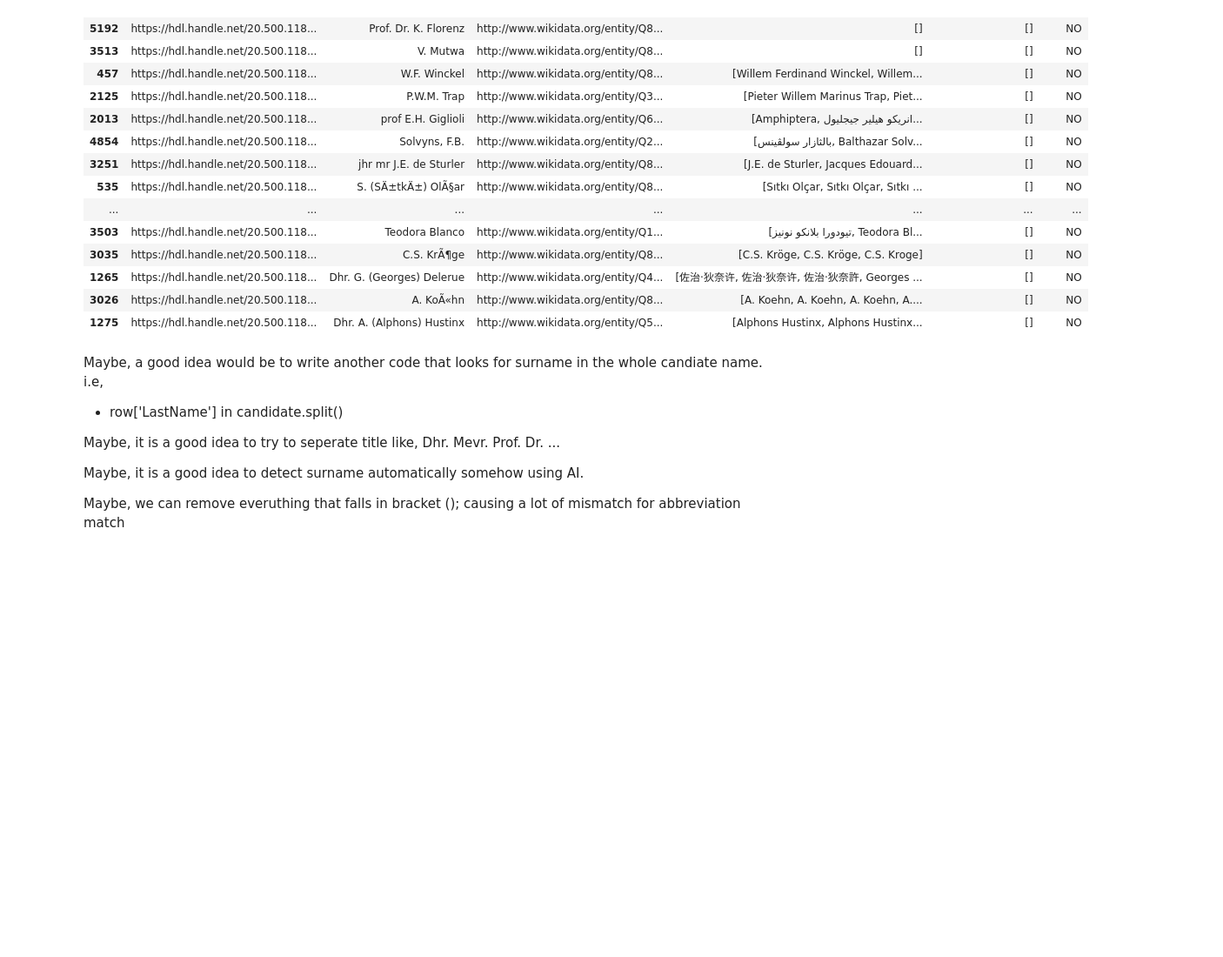
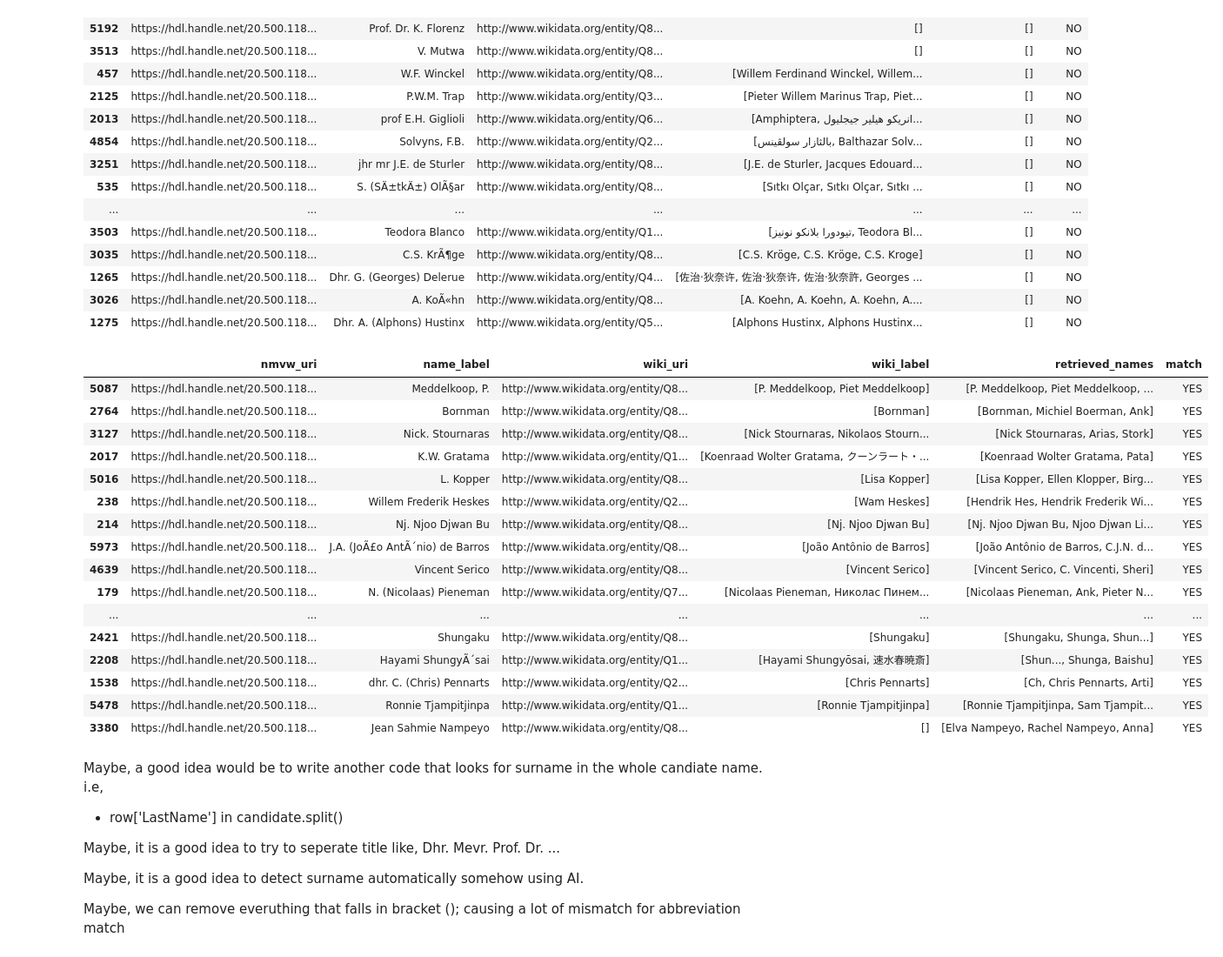
Before and after one commit to Shoilee/dh_entity_linking_v2, a Jupyter notebook: entity_alignment/ground_truth/discussion.ipynb, the cells around one changed output. Shown: that part at 87% size. Drawn from its saved outputs; the diff is of its cells as text; code cells hidden in the pictures; blank space fills up the shorter version.

```diff
--- a/entity_alignment/ground_truth/discussion.ipynb
+++ b/entity_alignment/ground_truth/discussion.ipynb
@@ -141,6 +181,26 @@ df.loc[df["match"] == "NO"].sample(20)
 | 1265 | https://hdl.handle.net/20.500.118... | Dhr. G. (Georges) Delerue | http://www.wikidata.org/entity/Q4... | [佐治·狄奈许, 佐治·狄奈许, 佐治·狄奈許, Georges ... | [] | NO |
 | 3026 | https://hdl.handle.net/20.500.118... | A. KoÃ«hn | http://www.wikidata.org/entity/Q8... | [A. Koehn, A. Koehn, A. Koehn, A.... | [] | NO |
 | 1275 | https://hdl.handle.net/20.500.118... | Dhr. A. (Alphons) Hustinx | http://www.wikidata.org/entity/Q5... | [Alphons Hustinx, Alphons Hustinx... | [] | NO |
+# %%
+df.loc[df["match"] == "YES"].sample(20)
+# %% [output]
+|  | nmvw_uri | name_label | wiki_uri | wiki_label | retrieved_names | match |
+| 5087 | https://hdl.handle.net/20.500.118... | Meddelkoop, P. | http://www.wikidata.org/entity/Q8... | [P. Meddelkoop, Piet Meddelkoop] | [P. Meddelkoop, Piet Meddelkoop, ... | YES |
+| 2764 | https://hdl.handle.net/20.500.118... | Bornman | http://www.wikidata.org/entity/Q8... | [Bornman] | [Bornman, Michiel Boerman, Ank] | YES |
+| 3127 | https://hdl.handle.net/20.500.118... | Nick. Stournaras | http://www.wikidata.org/entity/Q8... | [Nick Stournaras, Nikolaos Stourn... | [Nick Stournaras, Arias, Stork] | YES |
+| 2017 | https://hdl.handle.net/20.500.118... | K.W. Gratama | http://www.wikidata.org/entity/Q1... | [Koenraad Wolter Gratama, クーンラート・... | [Koenraad Wolter Gratama, Pata] | YES |
+| 5016 | https://hdl.handle.net/20.500.118... | L. Kopper | http://www.wikidata.org/entity/Q8... | [Lisa Kopper] | [Lisa Kopper, Ellen Klopper, Birg... | YES |
+| 238 | https://hdl.handle.net/20.500.118... | Willem Frederik Heskes | http://www.wikidata.org/entity/Q2... | [Wam Heskes] | [Hendrik Hes, Hendrik Frederik Wi... | YES |
+| 214 | https://hdl.handle.net/20.500.118... | Nj. Njoo Djwan Bu | http://www.wikidata.org/entity/Q8... | [Nj. Njoo Djwan Bu] | [Nj. Njoo Djwan Bu, Njoo Djwan Li... | YES |
+| 5973 | https://hdl.handle.net/20.500.118... | J.A. (JoÃ£o AntÃ´nio) de Barros | http://www.wikidata.org/entity/Q8... | [João Antônio de Barros] | [João Antônio de Barros, C.J.N. d... | YES |
+| 4639 | https://hdl.handle.net/20.500.118... | Vincent Serico | http://www.wikidata.org/entity/Q8... | [Vincent Serico] | [Vincent Serico, C. Vincenti, Sheri] | YES |
+| 179 | https://hdl.handle.net/20.500.118... | N. (Nicolaas) Pieneman | http://www.wikidata.org/entity/Q7... | [Nicolaas Pieneman, Николас Пинем... | [Nicolaas Pieneman, Ank, Pieter N... | YES |
+| ... | ... | ... | ... | ... | ... | ... |
+| 2421 | https://hdl.handle.net/20.500.118... | Shungaku | http://www.wikidata.org/entity/Q8... | [Shungaku] | [Shungaku, Shunga, Shun...] | YES |
+| 2208 | https://hdl.handle.net/20.500.118... | Hayami ShungyÃ´sai | http://www.wikidata.org/entity/Q1... | [Hayami Shungyōsai, 速水春暁斎] | [Shun..., Shunga, Baishu] | YES |
+| 1538 | https://hdl.handle.net/20.500.118... | dhr. C. (Chris) Pennarts | http://www.wikidata.org/entity/Q2... | [Chris Pennarts] | [Ch, Chris Pennarts, Arti] | YES |
+| 5478 | https://hdl.handle.net/20.500.118... | Ronnie Tjampitjinpa | http://www.wikidata.org/entity/Q1... | [Ronnie Tjampitjinpa] | [Ronnie Tjampitjinpa, Sam Tjampit... | YES |
+| 3380 | https://hdl.handle.net/20.500.118... | Jean Sahmie Nampeyo | http://www.wikidata.org/entity/Q8... | [] | [Elva Nampeyo, Rachel Nampeyo, Anna] | YES |
 # %% [markdown]
 Maybe, a good idea would be to write another code that looks for surname in the whole candiate name. i.e,
 - row['LastName'] in candidate.split()
```
Also changed, not shown: parts of 2 cells of this notebook.
